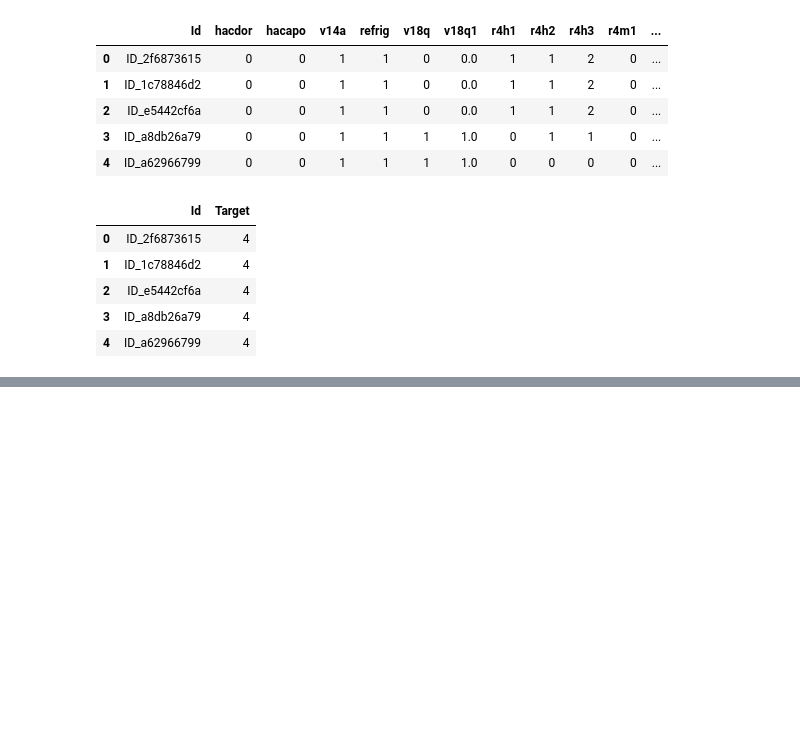
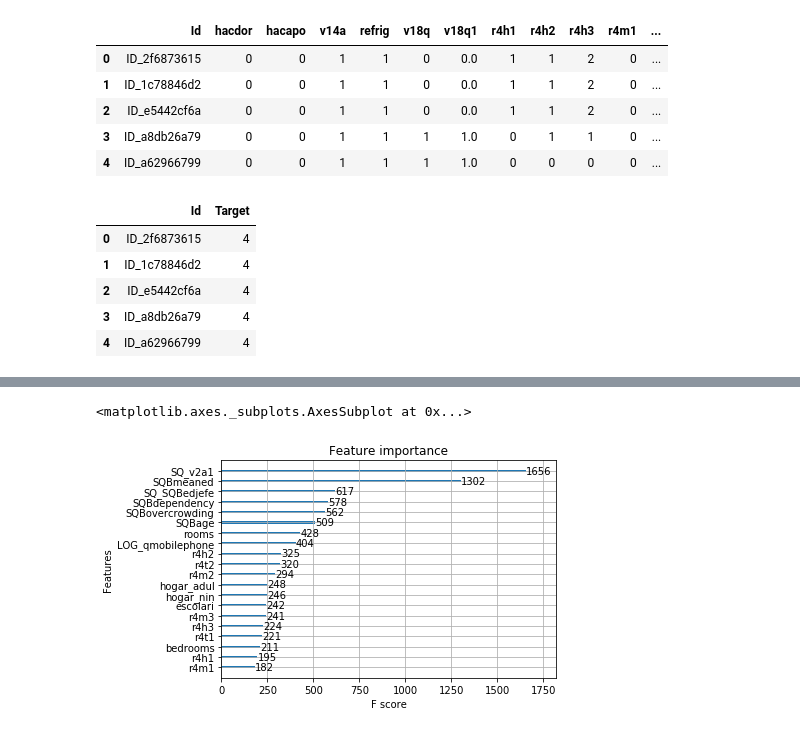
Before and after one commit to nemasobhani/Kaggle-Costa-Rican-Poverty-Prediction, a Jupyter notebook: FINAL_REPORT.ipynb, the cells around one changed output, grey strips where cells are left out. Saved outputs shown, nothing was run; the diff lists cells and outputs as text; code cells hidden in the pictures; blank space fills up the shorter version.

```diff
--- a/FINAL_REPORT.ipynb
+++ b/FINAL_REPORT.ipynb
@@ -983,0 +1014,6 @@ BLAH!!!
+# %%
+# From XGBoost
+xgb.plot_importance(clf_xgb, max_num_features=20)
+# %% [output]
+<matplotlib.axes._subplots.AxesSubplot at 0x...>
+[figure, added]
```
Also changed, not shown: parts of 35 cells of this notebook, 2 other files.
